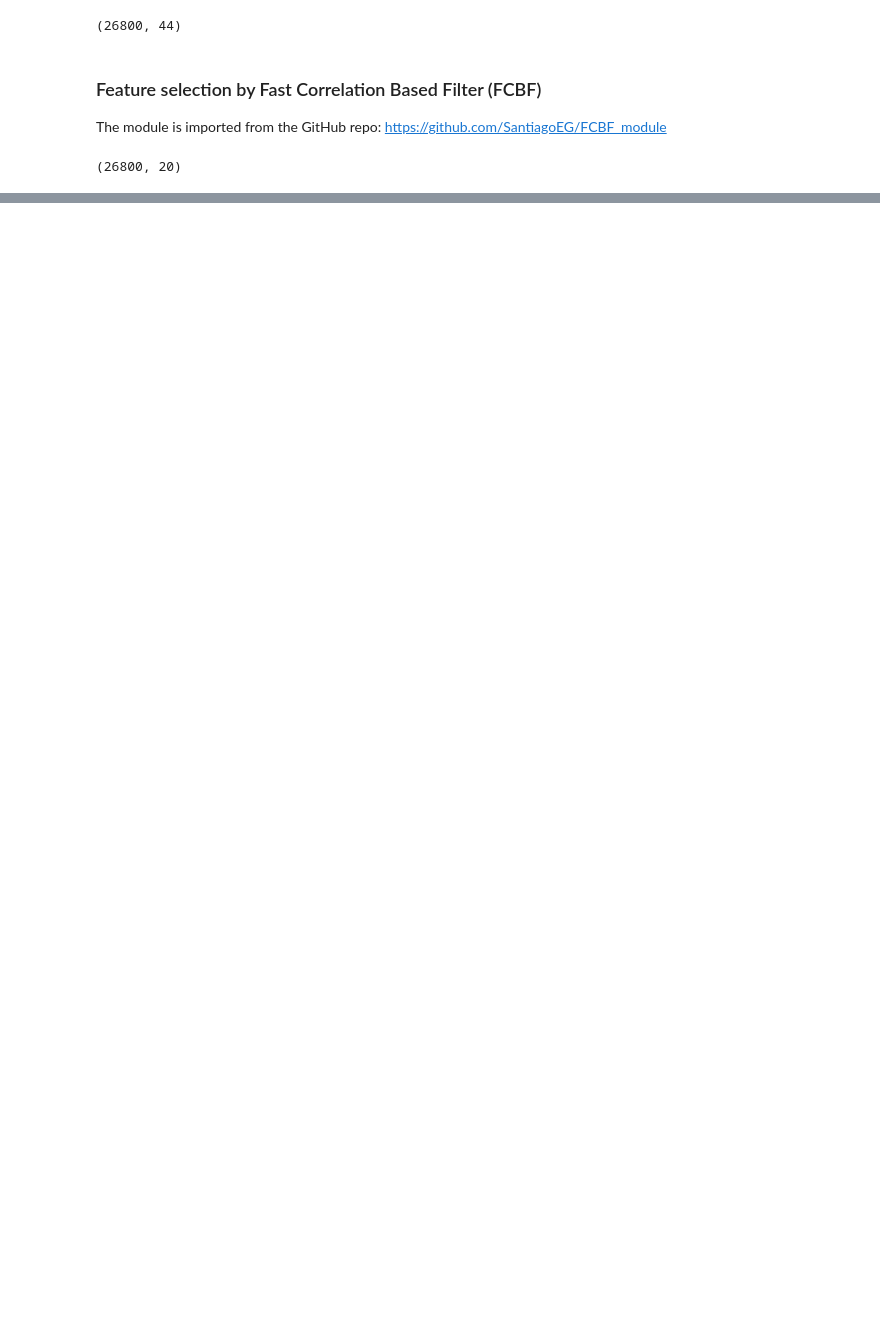
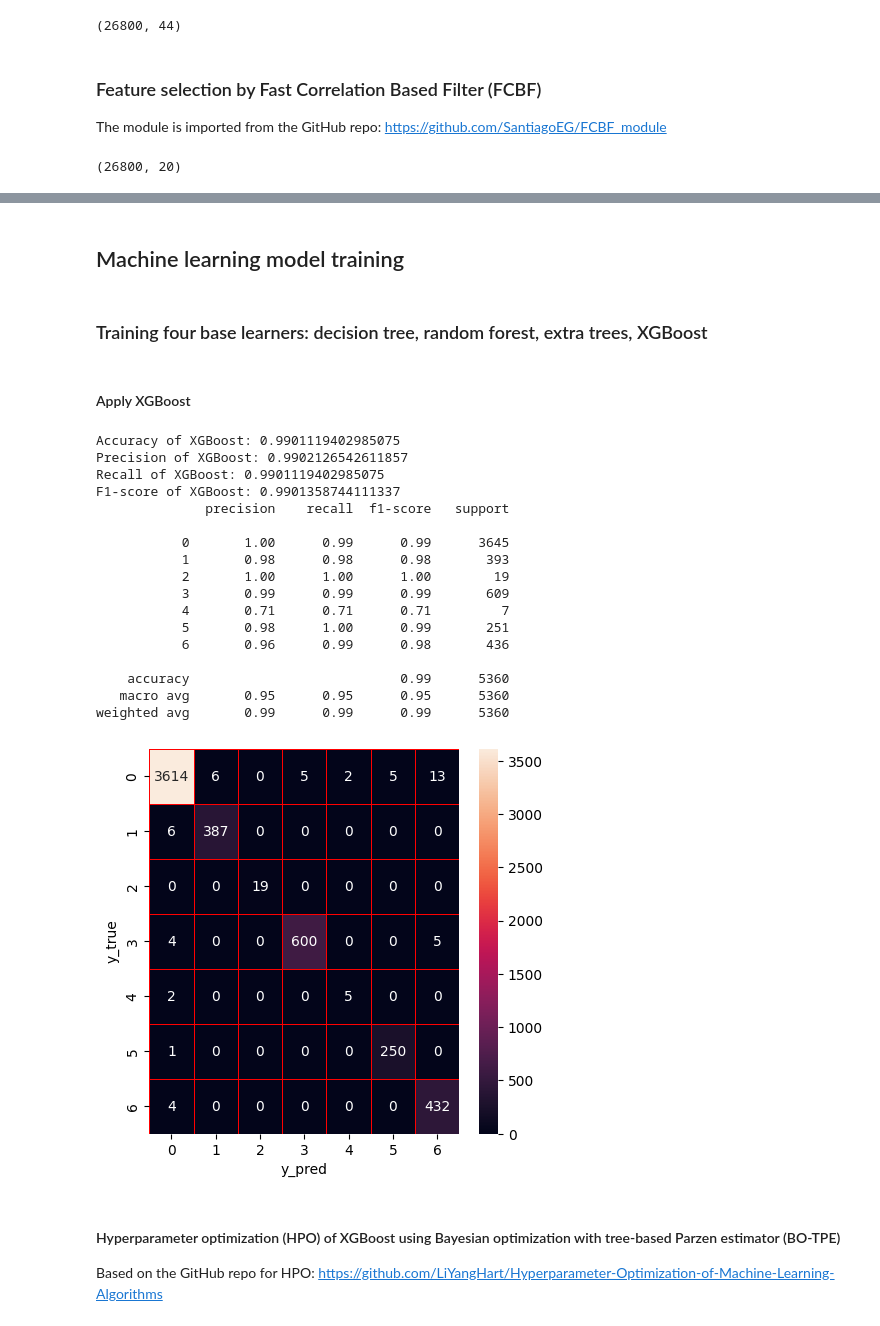
Before and after one commit to divya-392/Master-s-Project, a Jupyter notebook: MTH_IDS.ipynb, the cells around one changed output, grey strips where cells are left out. Drawn from its saved outputs; the diff is of its cells as text; code cells hidden in the pictures; blank space fills up the shorter version.

Commit message:
Added Hperparameter optimization of XGBoost in the Notebook

```diff
--- a/MTH_IDS.ipynb
+++ b/MTH_IDS.ipynb
@@ -173,13 +173,6 @@ result.to_csv('./data/CICIDS2017_sample_km.csv',index=0)
 # %%
 # Read the sampled dataset
 df=pd.read_csv('./data/CICIDS2017_sample_km.csv')
-# %%
-# Z-score normalization
-features = df.dtypes[df.dtypes != 'object'].index
-df[features] = df[features].apply(
-    lambda x: (x - x.mean()) / (x.std()))
-# Fill empty values by 0
-df = df.fillna(0)
 # %% [markdown]
 ### split train set and test set
 # %%
@@ -252,0 +229,2 @@ X_fss.shape
+# %%
+X_train, X_test, y_train, y_test = train_test_split(X_fss,y, train_size = 0.8, test_size = 0.2, random_state = 0,stratify = y)
@@ -252,0 +267,5 @@ X_fss.shape
+# %%
+from imblearn.over_sampling import SMOTE
+smote=SMOTE(n_jobs=-1,sampling_strategy={2:1000,4:1000})
+# %%
+X_train, y_train = smote.fit_resample(X_train, y_train)
@@ -252,0 +283,46 @@ X_fss.shape
+# %% [markdown]
+## Machine learning model training
+# %% [markdown]
+### Training four base learners: decision tree, random forest, extra trees, XGBoost
+# %% [markdown]
+#### Apply XGBoost
+# %%
+xg = xgb.XGBClassifier(n_estimators = 10)
+xg.fit(X_train,y_train)
+xg_score=xg.score(X_test,y_test)
+y_predict=xg.predict(X_test)
+y_true=y_test
+print('Accuracy of XGBoost: '+ str(xg_score))
+precision,recall,fscore,none= precision_recall_fscore_support(y_true, y_predict, average='weighted')
+print('Precision of XGBoost: '+(str(precision)))
+print('Recall of XGBoost: '+(str(recall)))
+print('F1-score of XGBoost: '+(str(fscore)))
+print(classification_report(y_true,y_predict))
+cm=confusion_matrix(y_true,y_predict)
+f,ax=plt.subplots(figsize=(5,5))
+sns.heatmap(cm,annot=True,linewidth=0.5,linecolor="red",fmt=".0f",ax=ax)
+plt.xlabel("y_pred")
+plt.ylabel("y_true")
+plt.show()
+# %% [output]
+Accuracy of XGBoost: 0.9901119402985075
+Precision of XGBoost: 0.9902126542611857
+Recall of XGBoost: 0.9901119402985075
+F1-score of XGBoost: 0.9901358744111337
+              precision    recall  f1-score   support
+
+           0       1.00      0.99      0.99      3645
+           1       0.98      0.98      0.98       393
+           2       1.00      1.00      1.00        19
+           3       0.99      0.99      0.99       609
+           4       0.71      0.71      0.71         7
+           5       0.98      1.00      0.99       251
+           6       0.96      0.99      0.98       436
+
+    accuracy                           0.99      5360
+   macro avg       0.95      0.95      0.95      5360
+weighted avg       0.99      0.99      0.99      5360
+[figure, added]
+# %% [markdown]
+#### Hyperparameter optimization (HPO) of XGBoost using Bayesian optimization with tree-based Parzen estimator (BO-TPE)
+Based on the GitHub repo for HPO: https://github.com/LiYangHart/Hyperparameter-Optimization-of-Machine-Learning-Algorithms
```
Also changed, not shown: parts of 10 cells of this notebook.
